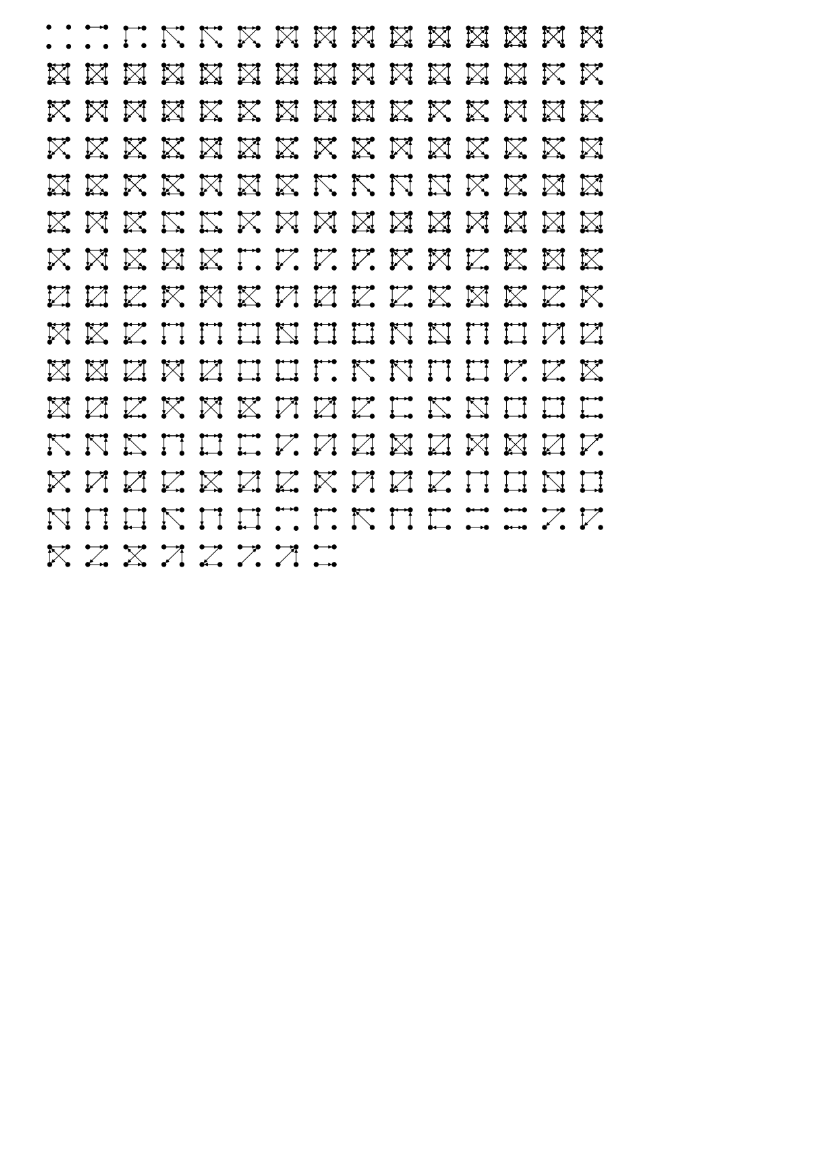
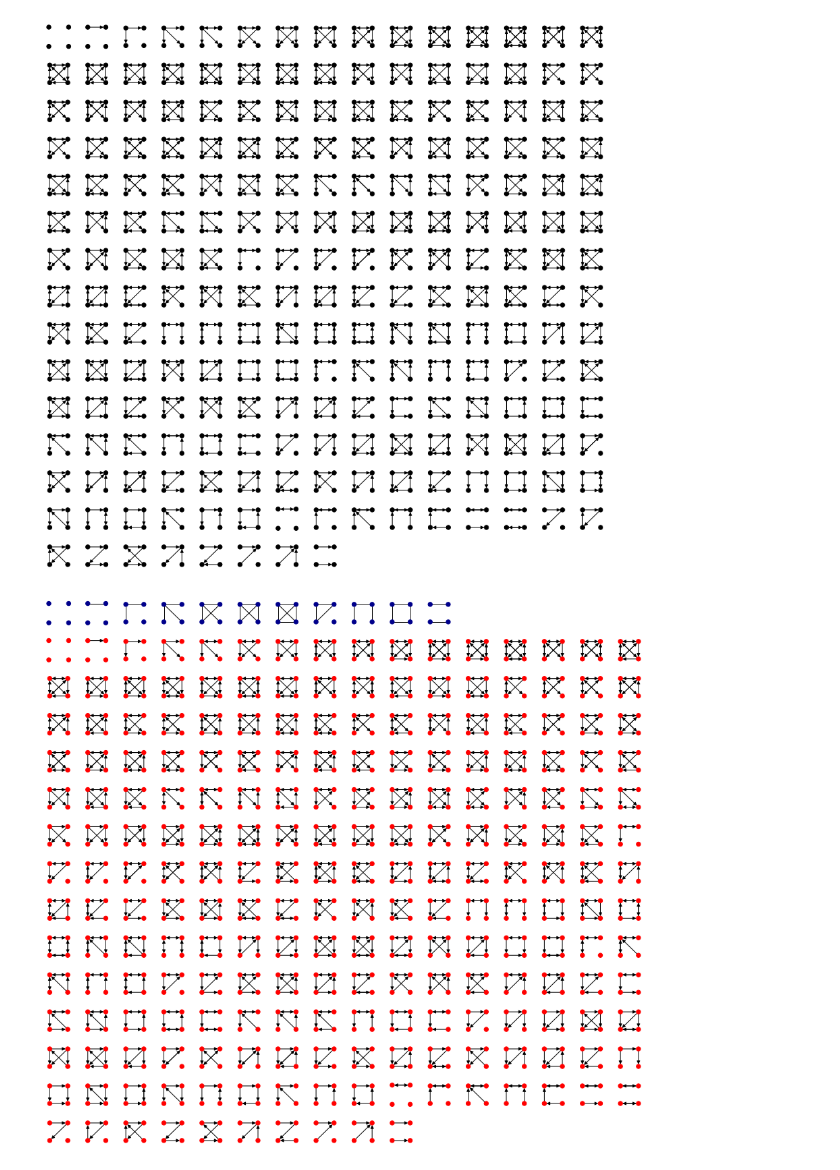
Before and after one commit to petterdaae/graph-enumeration, a Jupyter notebook: enumerate.ipynb, the cells around one changed output. Drawn from its saved outputs; the diff is of its cells as text; code cells hidden in the pictures; blank space fills up the shorter version.

Commit message:
Add combined figure

```diff
--- a/enumerate.ipynb
+++ b/enumerate.ipynb
@@ -128,3 +128,37 @@ for i, graph in enumerate(directed_graphs):
 plt.savefig("directed.svg", format="svg")
 # %% [output]
 [figure]
+# %%
+undirected_graphs = graphs(4, ordered=False)
+
+rows = 16
+columns = 16
+
+fig = plt.figure(figsize=(rows, columns))
+for i, graph in enumerate(undirected_graphs):
+    ax = plt.subplot(rows, columns, i+1)
+    ax.margins(0.3,0.3)
+    G = nx.Graph()
+    G.add_nodes_from([0,1,2,3])
+    G.add_edges_from(graph)
+    fixed_positions = {0:(-1,1),1:(1,1),2:(-1,-1),3:(1,-1)}
+    fixed_nodes = fixed_positions.keys()
+    pos = nx.spring_layout(G, pos=fixed_positions, fixed=fixed_nodes)
+    nx.draw(G, pos, node_size=40, node_color=['darkblue']*4)
+
+directed_graphs = graphs(4, ordered=True)
+
+for i, graph in enumerate(directed_graphs):
+    ax = plt.subplot(rows, columns, i+16+1)
+    ax.margins(0.3,0.3)
+    G = nx.DiGraph()
+    G.add_nodes_from([0,1,2,3])
+    G.add_edges_from(graph)
+    fixed_positions = {0:(-1,1),1:(1,1),2:(-1,-1),3:(1,-1)}
+    fixed_nodes = fixed_positions.keys()
+    pos = nx.spring_layout(G, pos=fixed_positions, fixed=fixed_nodes)
+    nx.draw(G, pos, node_size=40, node_color=['red']*4)
+
+plt.savefig("combined.svg", format="svg")
+# %% [output]
+[figure, added]
```
Also changed, not shown: 3 other files.
